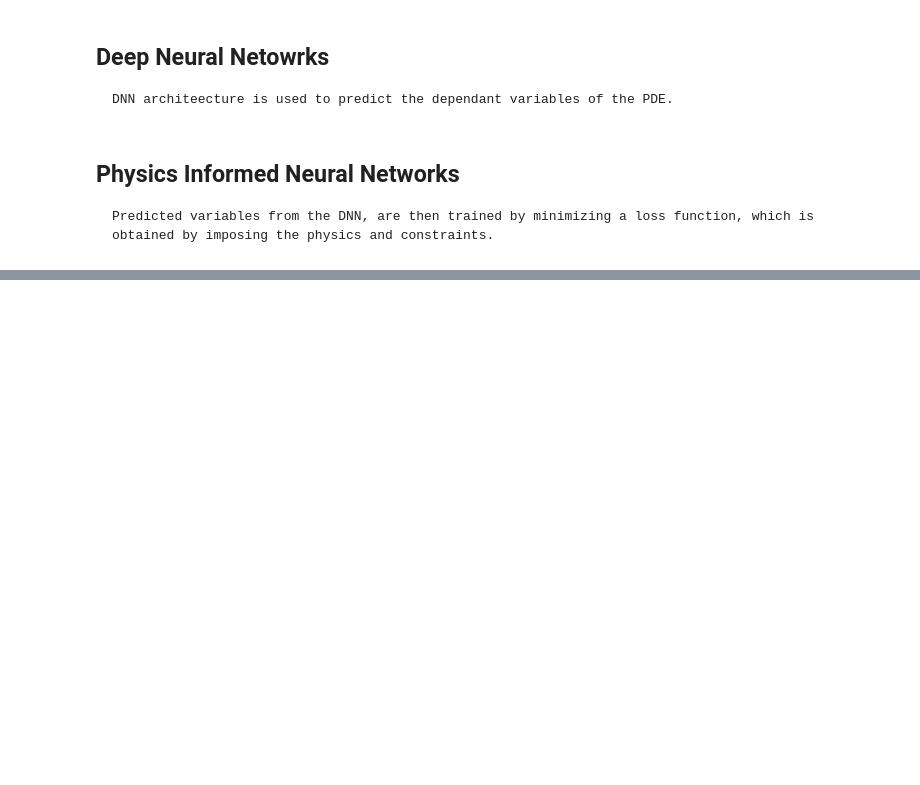
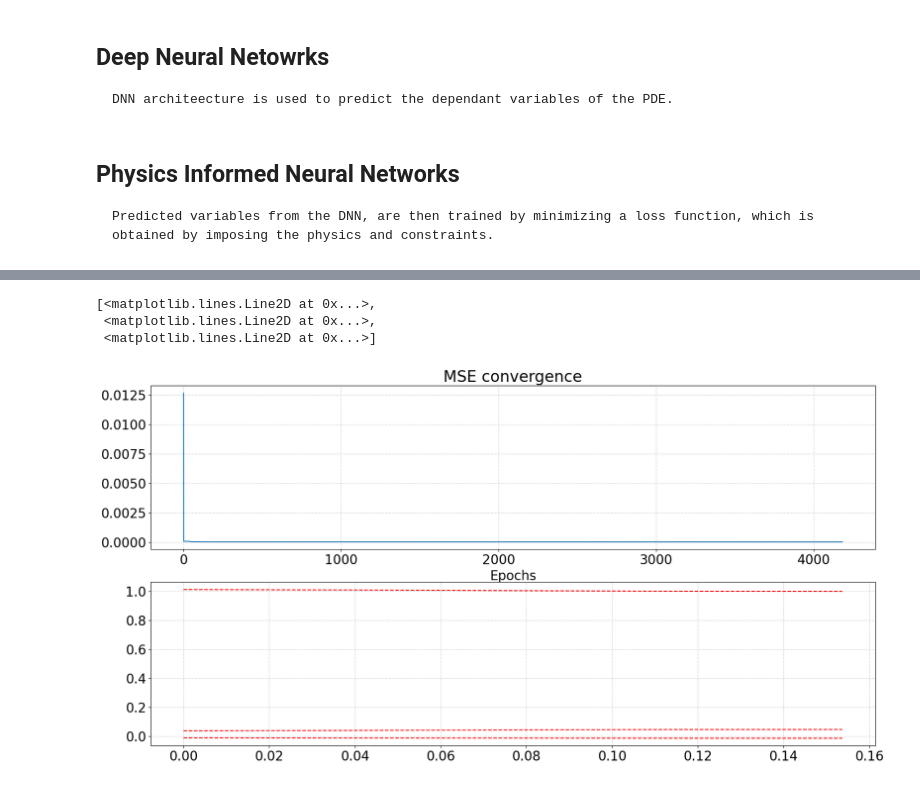
Before and after one commit to ramtarun02/Indirect-Noise-in-Nozzles, a Jupyter notebook: FF_Estimation_CPU.ipynb, the cells around one changed output, grey strips where cells are left out. Drawn from its saved outputs; the diff is of its cells as text; code cells hidden in the pictures; blank space fills up the shorter version.

```diff
--- a/FF_Estimation_CPU.ipynb
+++ b/FF_Estimation_CPU.ipynb
@@ -317,0 +333,31 @@ dataloader = DataLoader(dataset, batch_size=batch_size, shuffle=True)
+# %%
+losses = {}
+friction_f = {}
+for i in range(epochs):
+    running_loss = 0.0
+    for j, (X, Y, MF) in enumerate(train_loader):
+        optimizer.zero_grad()
+        loss = PINN_model.Loss(X, Y, MF)
+        loss.backward()
+        optimizer.step()
+        running_loss += loss.item()
+        ff = torch.mean(PINN_model.dnn(X)[:,3])
+        # Print the loss after every 10 batches
+        #if (i+1) % 10 == 0:
+         #   print(f" Epoch [{i+1}/{epochs}], Batch [{j+1}/{len(dataloader)}], Running Loss: {running_loss/10:.4f}, Loss: {loss.item():.4f}")
+          #  running_loss = 0.0
+
+
+    epoch_loss = running_loss/N
+    losses[i] = epoch_loss
+    #writer.add_scalar("Loss/epoch", epoch_loss, i)
+    friction_f[i] = ff.item()
+    #writer.add_scalar("Friction Factor/epoch", f.item(), i)
+
+    # Print the loss after each epoch
+    #print(f"Epoch [{i+1}/{epochs}], Loss: {loss.item():.4f}")
+
+    if i == epochs-1:
+        print(f"Epoch {i+1}/{epochs} - Loss: {epoch_loss:.6f}    f_Real: [0.01] - f_PINN:  {friction_f[i]:.6f}")
+    elif (i+1) % (epochs//5) == 0:
+        print(f"Epoch {i+1}/{epochs} - Loss: {epoch_loss:.6f}    f_Real: [0.01] - f_PINN:  {friction_f[i]:.6f}")
@@ -317,0 +372,17 @@ dataloader = DataLoader(dataset, batch_size=batch_size, shuffle=True)
+# %%
+plt.rcParams["figure.figsize"] = (20, 10)
+plt.rcParams["font.size"]  = 20
+plt.subplot(2,1,1)
+plt.grid(linestyle=':')
+plt.plot(losses.keys(), losses.values())
+plt.title('MSE convergence')
+plt.xlabel('Epochs')
+plt.subplot(2,1,2)
+plt.grid(linestyle=':')
+#plt.plot(Eta_train.detach().cpu(), UU_train.detach().cpu(), 'black')
+plt.plot(Eta_train.detach().cpu(), R_pred[:,:3].detach().cpu(), 'r--')
+# %% [output]
+[<matplotlib.lines.Line2D at 0x...>,
+ <matplotlib.lines.Line2D at 0x...>,
+ <matplotlib.lines.Line2D at 0x...>]
+[figure, added]
```
Also changed, not shown: parts of 23 cells of this notebook.
